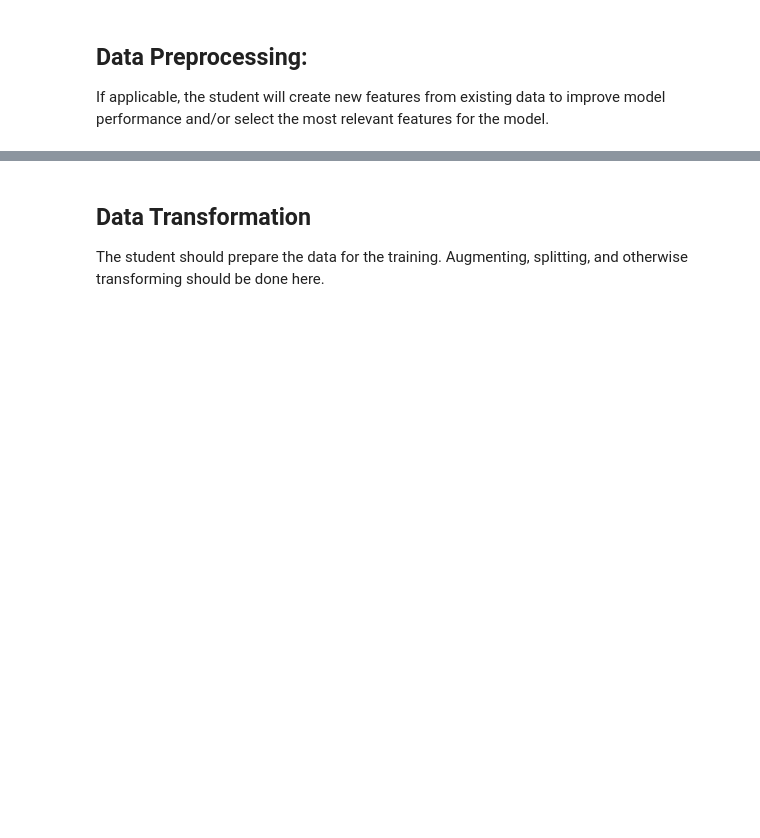
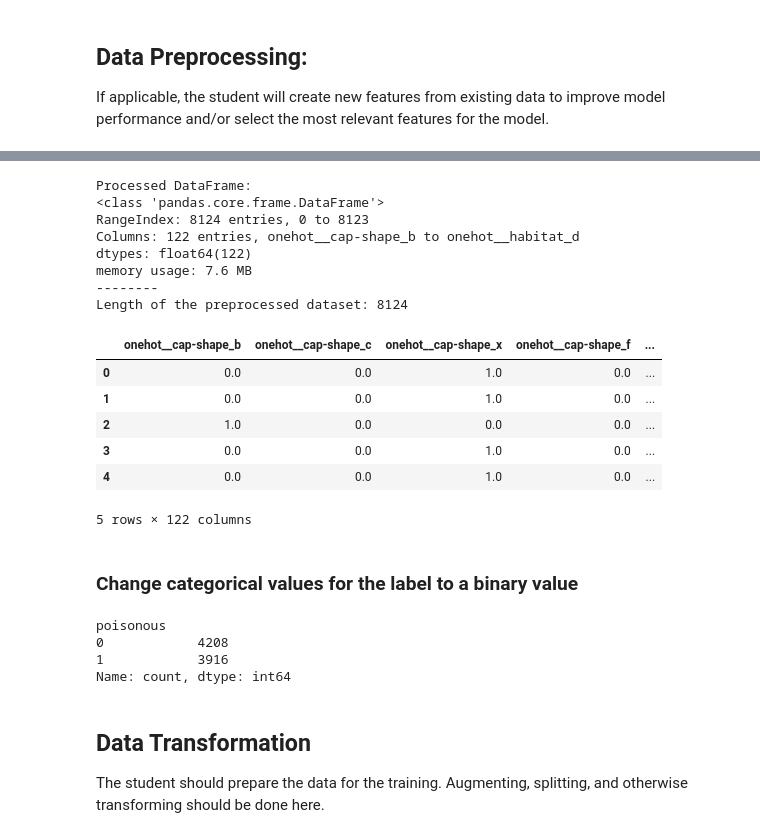
Before and after one commit to Tietgen-ITU/applied-artificial-intelligence, a Jupyter notebook: exam/assignment-01/First_assignment_dataset_3.ipynb, the cells around one changed output, grey strips where cells are left out. Drawn from its saved outputs; the diff is of its cells as text; code cells hidden in the pictures; blank space fills up the shorter version.

```diff
--- a/exam/assignment-01/First_assignment_dataset_3.ipynb
+++ b/exam/assignment-01/First_assignment_dataset_3.ipynb
@@ -172,0 +223,19 @@ memory usage: 7.3 MB
+# %%
+feature_values = {}
+
+for i, feature in enumerate(mushrooms.variables.values):
+
+    if feature[1] == 'Target':
+        continue
+
+    name = feature[0]
+    raw_values = feature[4].split(",")
+
+    values = []
+
+    for raw_value in raw_values:
+        values.append(raw_value.split('=')[1].strip())
+
+    feature_values[name] = values
+
+print(feature_values)
@@ -172,0 +246,7 @@ memory usage: 7.3 MB
+# %%
+
+X_processed = X.copy()
+
+X_processed['stalk-root'] = X_processed['stalk-root'].map(lambda x: '?' if pd.isnull(x) else x)
+
+print(X_processed["stalk-root"].value_counts())
@@ -173,3 +267,50 @@ memory usage: 7.3 MB
+# %%
+categories_list = [feature_values[col] for col in X_processed.columns]
+preprocessor = ColumnTransformer(
+    transformers=[
+        ('onehot', OneHotEncoder(categories=categories_list, sparse_output=False, drop='if_binary'), X_processed.columns)
+    ])
+
+
+example_preprocessor = clone(preprocessor)
+
+X_example = pd.DataFrame(example_preprocessor.fit_transform(X_processed), columns=example_preprocessor.get_feature_names_out())
+
+print("Processed DataFrame:")
+X_example.info()
+print("--------")
+print(f"Length of the preprocessed dataset: {len(X_example)}")
+X_example.head()
+# %% [output]
+Processed DataFrame:
+<class 'pandas.core.frame.DataFrame'>
+RangeIndex: 8124 entries, 0 to 8123
+Columns: 122 entries, onehot__cap-shape_b to onehot__habitat_d
+dtypes: float64(122)
+memory usage: 7.6 MB
+--------
+Length of the preprocessed dataset: 8124
+|  | onehot__cap-shape_b | onehot__cap-shape_c | onehot__cap-shape_x | onehot__cap-shape_f | ... |
+| 0 | 0.0 | 0.0 | 1.0 | 0.0 | ... |
+| 1 | 0.0 | 0.0 | 1.0 | 0.0 | ... |
+| 2 | 1.0 | 0.0 | 0.0 | 0.0 | ... |
+| 3 | 0.0 | 0.0 | 1.0 | 0.0 | ... |
+| 4 | 0.0 | 0.0 | 1.0 | 0.0 | ... |
+5 rows × 122 columns
+# %% [markdown]
+### Change categorical values for the label to a binary value
+# %%
+
+y_processed = y.copy()
+
+y_processed["poisonous"] = y_processed["poisonous"].map(lambda x: int(1) if x == "p" else int(0))
+
+y_processed.value_counts()
+# %% [output]
+poisonous
+0            4208
+1            3916
+Name: count, dtype: int64
 # %% [markdown]
 ## **Data Transformation**
 
```
Also changed, not shown: parts of 34 cells of this notebook.
